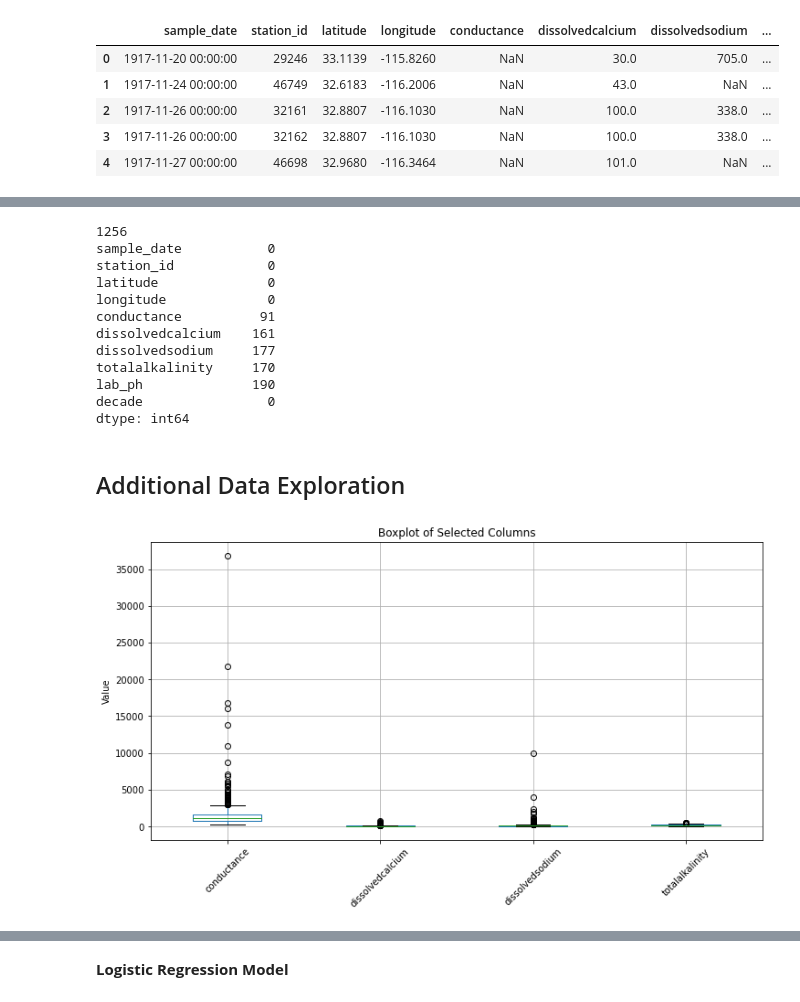
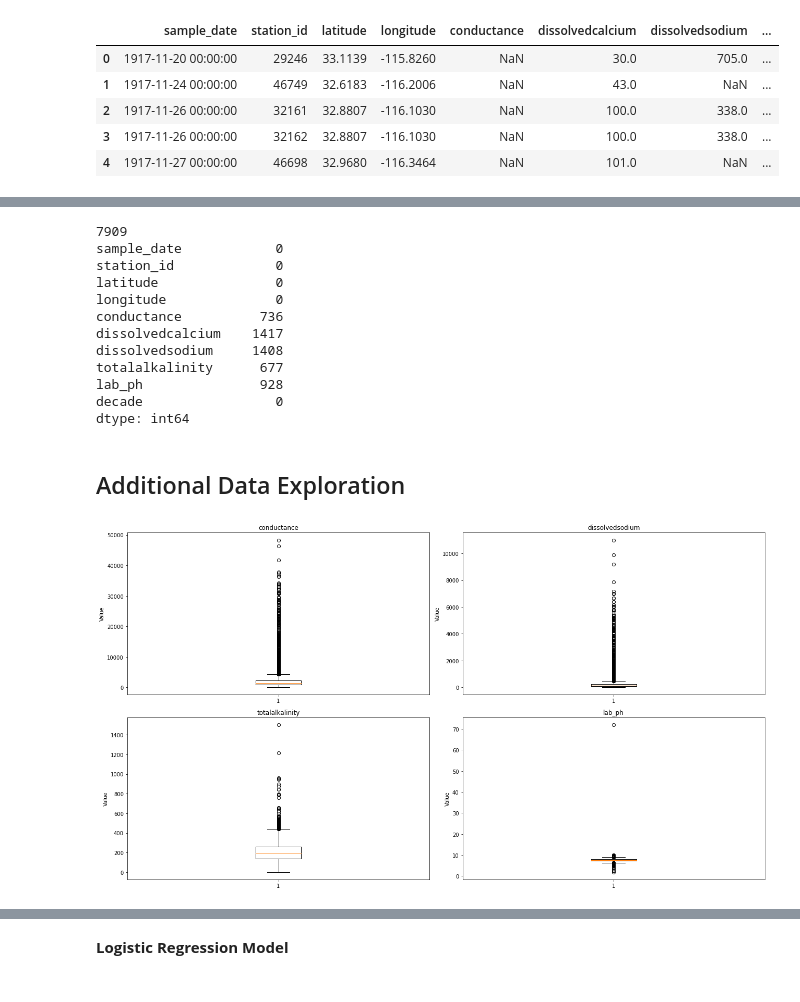
Before and after one commit to vickyvanderwagt/Identifying-Optimal-Location-for-San-Diego-Water-Treatment-Plant, a Jupyter notebook: ADS508-Updated Code.ipynb, the cells around one changed output, grey strips where cells are left out. Cells and saved outputs as stored; diff of their text form; code cells hidden in the pictures.

```diff
--- a/ADS508-Updated Code.ipynb
+++ b/ADS508-Updated Code.ipynb
@@ -1503,6 +1503,8 @@ merged_df.head()
 | 4 | 1917-11-27 00:00:00 | 46698 | 32.9680 | -116.3464 | NaN | 101.0 | NaN | ... |
 # %%
 merged_df['lab_ph'] = merged_df['lab_ph'].replace('', float('nan'))
+merged_df['lab_ph'] = pd.to_numeric(merged_df['lab_ph'], errors='coerce')
+
 null_values_count = merged_df.isnull().sum()
 
 merged_df['sample_date'] = pd.to_datetime(merged_df['sample_date'])
@@ -1521,5 +1523,10 @@ plt.ylabel('Total Missing Values')
 plt.xticks(rotation=45)
 plt.tight_layout()
 plt.show()
+
+print(null_values_count)
+
+data_type_lab_ph = merged_df_filtered['lab_ph'].dtype
+print(data_type_lab_ph)
 # %% [output]
 [figure]
@@ -1526,5 +1544,6 @@ plt.show()
 # %%
-merged_df_filtered = merged_df[merged_df['decade'] >= 1970]
+merged_df_filtered = merged_df
+#dropping dissolved calcium; very high correlation with conductance, and dissolvedcalicum has more missing values
 
 # Print the first few rows of merged_df_filtered
 print(len(merged_df_filtered))
@@ -1532,31 +1551,38 @@ print(len(merged_df_filtered))
 missing_values_count = merged_df_filtered.isnull().sum()
 print(missing_values_count)
 # %% [output]
-1256
-sample_date           0
-station_id            0
-latitude              0
-longitude             0
-conductance          91
-dissolvedcalcium    161
-dissolvedsodium     177
-totalalkalinity     170
-lab_ph              190
-decade                0
+7909
+sample_date            0
+station_id             0
+latitude               0
+longitude              0
+conductance          736
+dissolvedcalcium    1417
+dissolvedsodium     1408
+totalalkalinity      677
+lab_ph               928
+decade                 0
 dtype: int64
 # %% [markdown]
 ## Additional Data Exploration
 # %%
-import matplotlib.pyplot as plt
+# List of columns for the boxplot
+columns = ['conductance','dissolvedsodium', 'totalalkalinity', 'lab_ph']
 
-# List of columns for the boxplot
-columns = ['conductance', 'dissolvedcalcium', 'dissolvedsodium', 'totalalkalinity', 'lab_ph']
+# Create a 2x3 grid of subplots
+fig, axs = plt.subplots(2, 2, figsize=(18, 10))
 
-# Create a boxplot
-merged_df_filtered[columns].boxplot(figsize=(12, 6))
-plt.title('Boxplot of Selected Columns')
-plt.ylabel('Value')
-plt.xticks(rotation=45)
+# Flatten the 2x3 grid of subplots into a 1D array for easy iteration
+axs = axs.flatten()
+
+# Iterate over each column and create a boxplot in a separate subplot
+for i, column in enumerate(columns):
+    axs[i].boxplot(merged_df_filtered[column].dropna())
+    axs[i].set_title(column)
+    axs[i].set_ylabel('Value')
+
+# Adjust the layout of subplots
+plt.tight_layout()
 plt.show()
 # %% [output]
-[figure, old version]
+[figure, new version]
```
Also changed, not shown: parts of 19 cells of this notebook.
